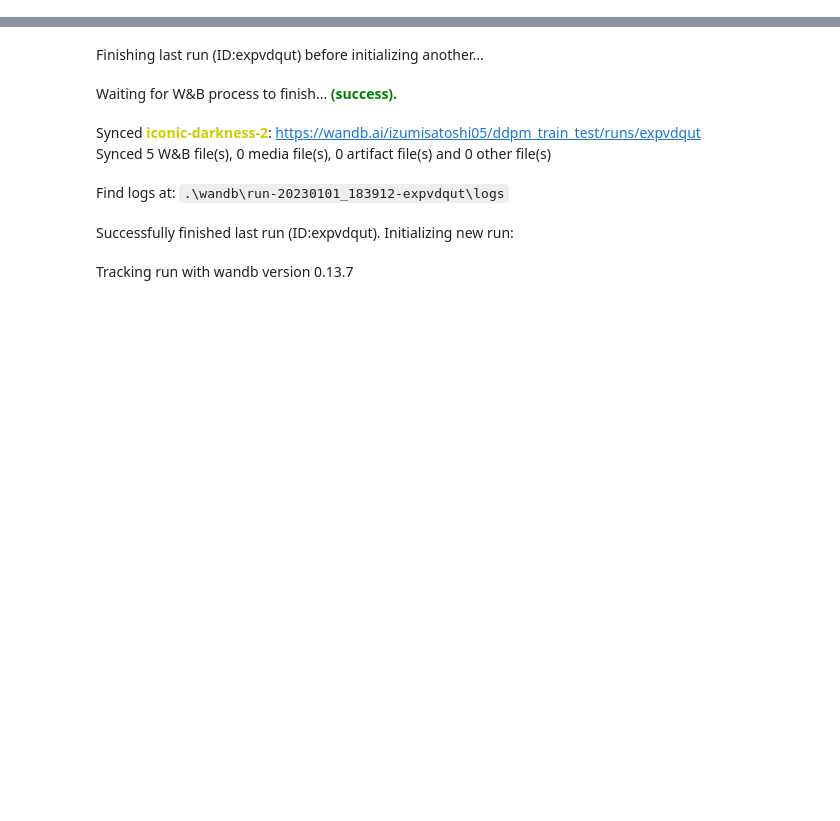
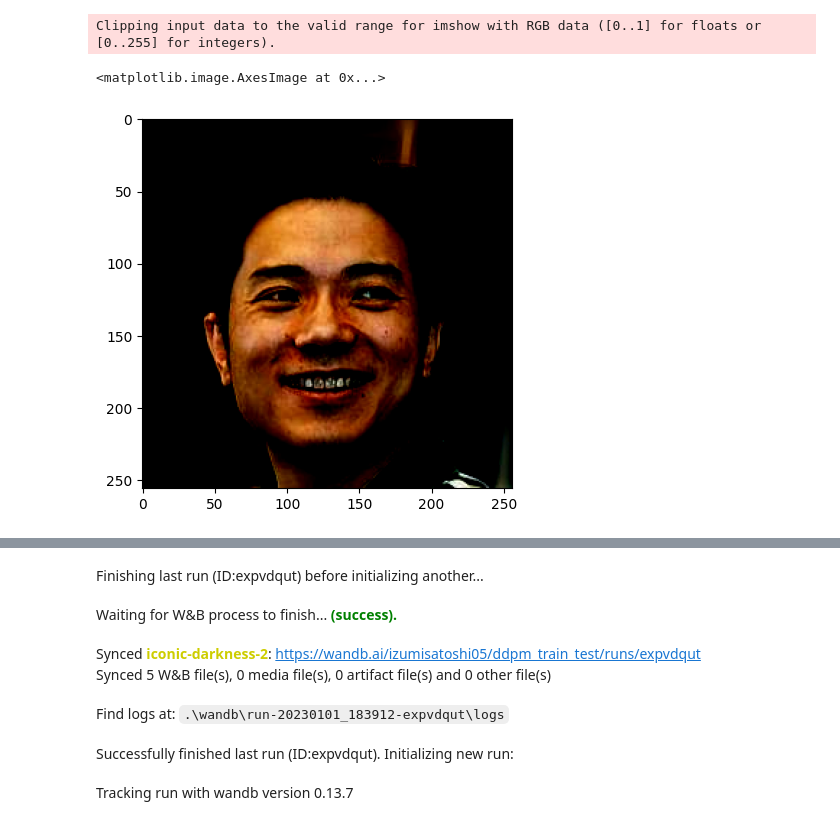
Before and after one commit to IzumiSatoshi/sketch2img, a Jupyter notebook: dev.ipynb, the cells around one changed output, grey strips where cells are left out. Drawn from its saved outputs; the diff is of its cells as text; code cells hidden in the pictures; blank space fills up the shorter version.

Commit message:
check celeba 1epoch result

```diff
--- a/dev.ipynb
+++ b/dev.ipynb
@@ -56,3 +58,12 @@ class FineTuningDataset(torch.utils.data.Dataset):
         image_gray = cv2.cvtColor(image, cv2.COLOR_BGR2GRAY)
         image_canny = cv2.Canny(image_gray, 100, 200)
         return image_canny
+# %%
+dataset = FineTuningDataset("./data/celeba_hq_256")
+dataloader = DataLoader(dataset, batch_size=1)
+# %%
+image, sketch = next(iter(dataloader))
+# %% [output]
+Clipping input data to the valid range for imshow with RGB data ([0..1] for floats or [0..255] for integers).
+<matplotlib.image.AxesImage at 0x...>
+[figure, added]
```
Also changed, not shown: parts of 6 cells of this notebook, 2 other files.
